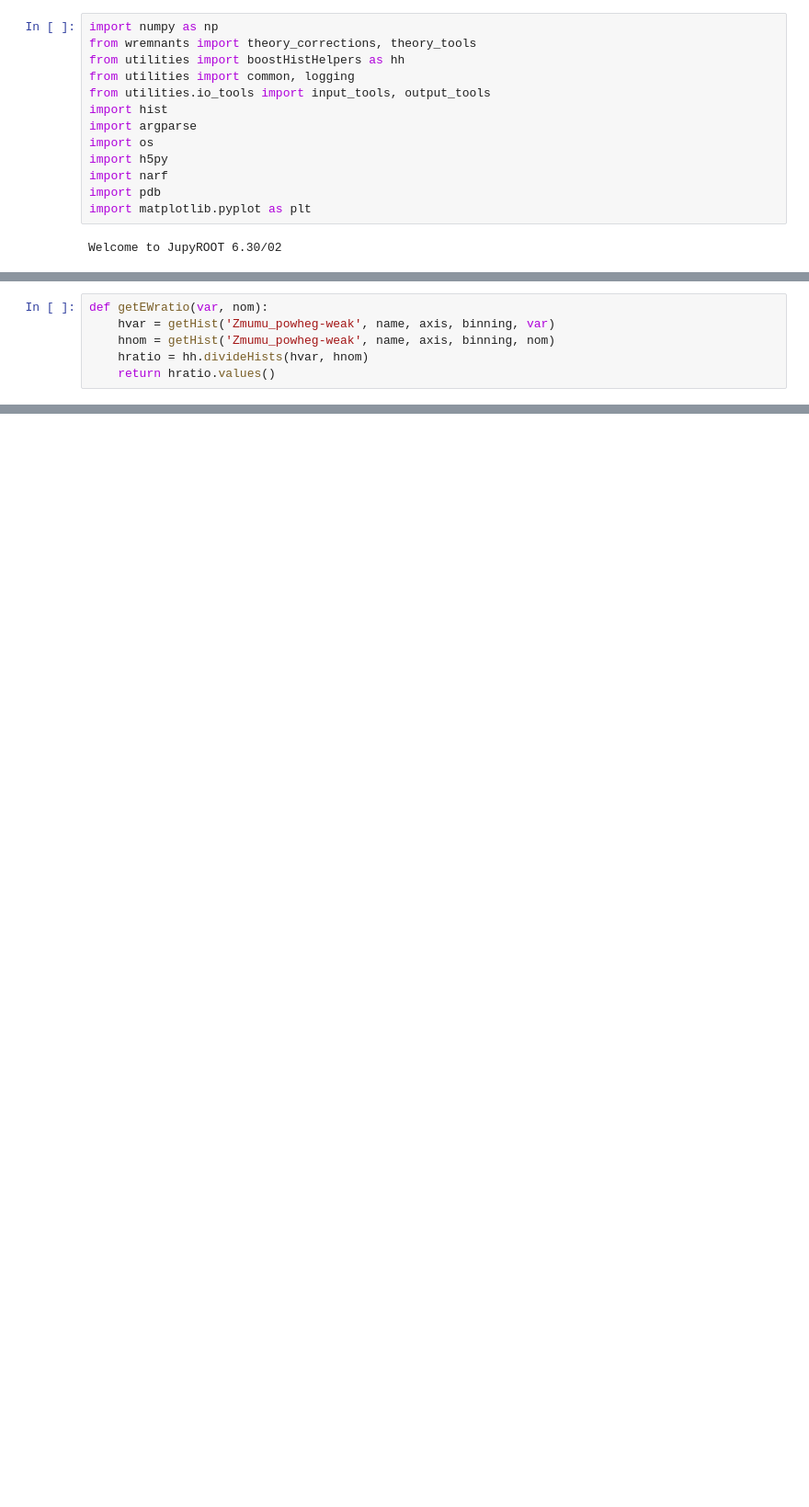
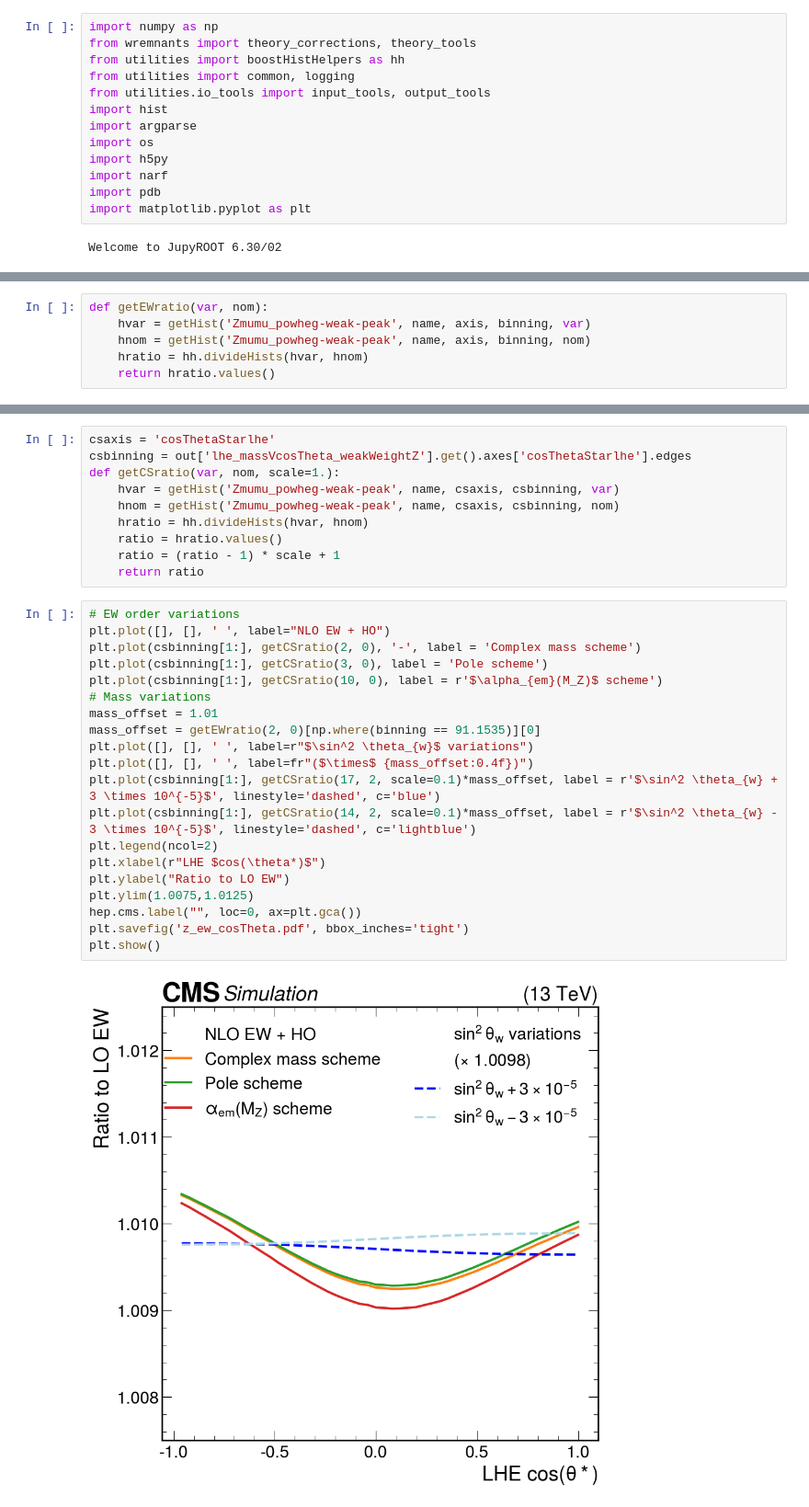
Before and after one commit to rubenforti/WRemnants, a Jupyter notebook: notebooks/EWCorrections_Powheg.ipynb, the cells around one changed output, grey strips where cells are left out. Shown at 92% size. Saved outputs shown, nothing was run; the diff lists cells and outputs as text; blank space fills up the shorter version.

```diff
--- a/notebooks/EWCorrections_Powheg.ipynb
+++ b/notebooks/EWCorrections_Powheg.ipynb
@@ -68,7 +102,7 @@ val_ho = hratio.values()
 # %%
 def getEWratio(var, nom):
-    hvar = getHist('Zmumu_powheg-weak', name, axis, binning, var)
-    hnom = getHist('Zmumu_powheg-weak', name, axis, binning, nom)
+    hvar = getHist('Zmumu_powheg-weak-peak', name, axis, binning, var)
+    hnom = getHist('Zmumu_powheg-weak-peak', name, axis, binning, nom)
     hratio = hh.divideHists(hvar, hnom)
     return hratio.values()
 # %%
@@ -131,0 +195,32 @@ print('test')
+# %%
+csaxis = 'cosThetaStarlhe'
+csbinning = out['lhe_massVcosTheta_weakWeightZ'].get().axes['cosThetaStarlhe'].edges
+def getCSratio(var, nom, scale=1.):
+    hvar = getHist('Zmumu_powheg-weak-peak', name, csaxis, csbinning, var)
+    hnom = getHist('Zmumu_powheg-weak-peak', name, csaxis, csbinning, nom)
+    hratio = hh.divideHists(hvar, hnom)
+    ratio = hratio.values()
+    ratio = (ratio - 1) * scale + 1
+    return ratio
+# %%
+# EW order variations
+plt.plot([], [], ' ', label="NLO EW + HO")
+plt.plot(csbinning[1:], getCSratio(2, 0), '-', label = 'Complex mass scheme')
+plt.plot(csbinning[1:], getCSratio(3, 0), label = 'Pole scheme')
+plt.plot(csbinning[1:], getCSratio(10, 0), label = r'$\alpha_{em}(M_Z)$ scheme')
+# Mass variations
+mass_offset = 1.01
+mass_offset = getEWratio(2, 0)[np.where(binning == 91.1535)][0]
+plt.plot([], [], ' ', label=r"$\sin^2 \theta_{w}$ variations")
+plt.plot([], [], ' ', label=fr"($\times$ {mass_offset:0.4f})")
+plt.plot(csbinning[1:], getCSratio(17, 2, scale=0.1)*mass_offset, label = r'$\sin^2 \theta_{w} + 3 \times 10^{-5}$', linestyle='dashed', c='blue')
+plt.plot(csbinning[1:], getCSratio(14, 2, scale=0.1)*mass_offset, label = r'$\sin^2 \theta_{w} - 3 \times 10^{-5}$', linestyle='dashed', c='lightblue')
+plt.legend(ncol=2)
+plt.xlabel(r"LHE $cos(\theta*)$")
+plt.ylabel("Ratio to LO EW")
+plt.ylim(1.0075,1.0125)
+hep.cms.label("", loc=0, ax=plt.gca())
+plt.savefig('z_ew_cosTheta.pdf', bbox_inches='tight')
+plt.show()
+# %% [output]
+[figure, added]
```
Also changed, not shown: parts of 22 cells of this notebook.
